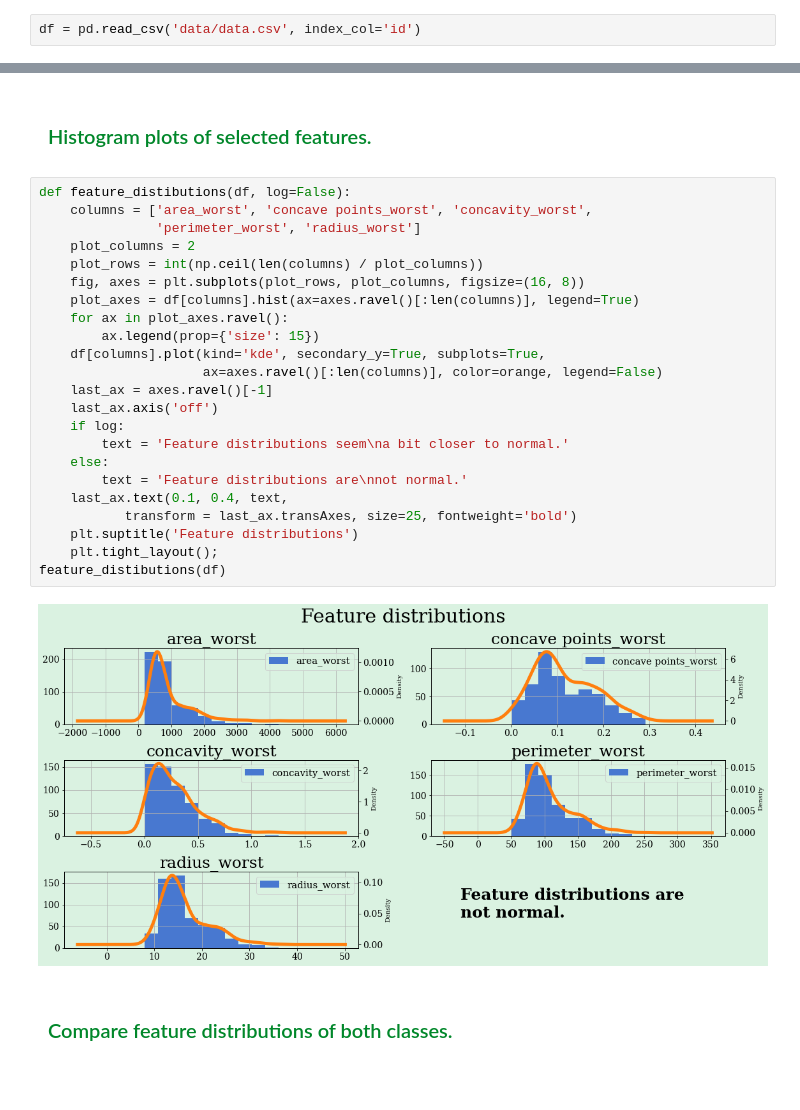
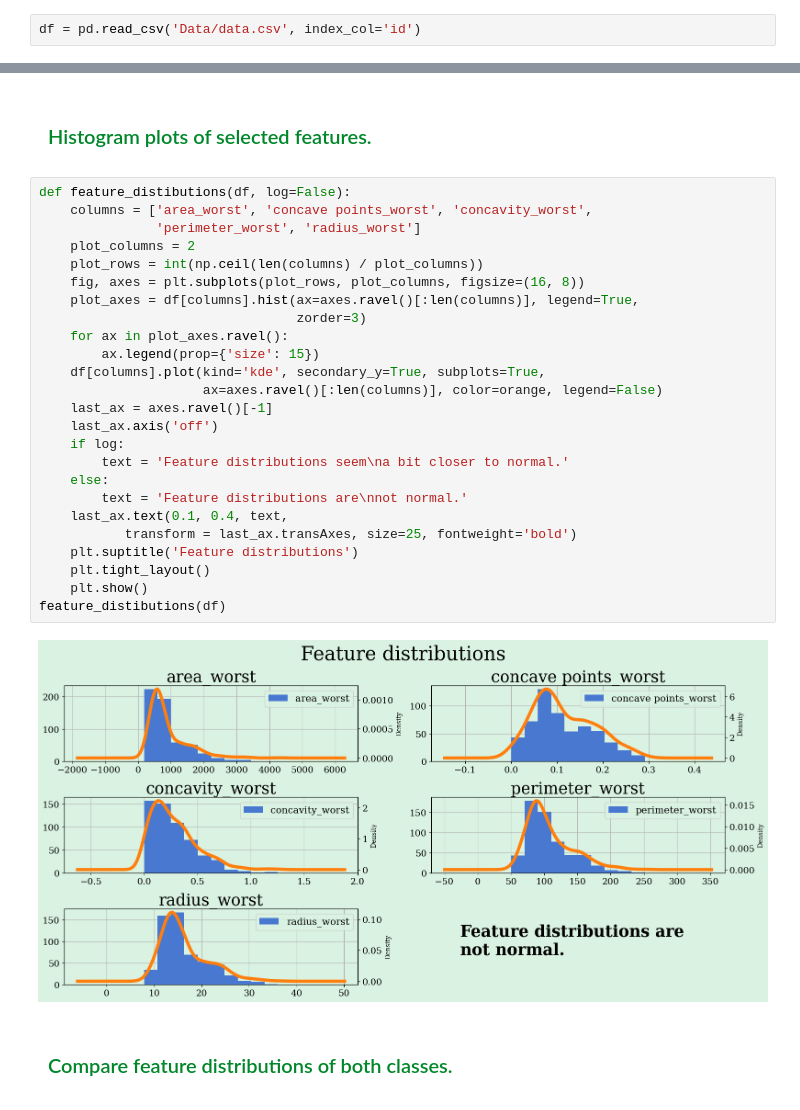
Before and after one commit to sersonSerson/Projects, a Jupyter notebook: Classification/BreastCancer/BreastCancer.ipynb, the cells around one changed output, grey strips where cells are left out. Cells and saved outputs as stored; diff of their text form.

```diff
--- a/Classification/BreastCancer/BreastCancer.ipynb
+++ b/Classification/BreastCancer/BreastCancer.ipynb
@@ -83,4 +82,4 @@ cpal = sns.color_palette("mycolormap", n_colors=60)
 
 # <span style="color:#01872A; display: block; padding:10px; background:#daf2e1;border-radius:20px; text-align: center; font-size: 40px; "> Step 1. Overview of data. </span>
 # %%
-df = pd.read_csv('data/data.csv', index_col='id')
+df = pd.read_csv('Data/data.csv', index_col='id')
@@ -160,28 +144,30 @@ encoder_mapping = dict(zip(encoder.classes_,
 # %%
 def feature_distibutions(df, log=False):
     columns = ['area_worst', 'concave points_worst', 'concavity_worst',
                'perimeter_worst', 'radius_worst']
     plot_columns = 2
     plot_rows = int(np.ceil(len(columns) / plot_columns))
     fig, axes = plt.subplots(plot_rows, plot_columns, figsize=(16, 8))
-    plot_axes = df[columns].hist(ax=axes.ravel()[:len(columns)], legend=True)
+    plot_axes = df[columns].hist(ax=axes.ravel()[:len(columns)], legend=True,
+                                 zorder=3)
     for ax in plot_axes.ravel():
         ax.legend(prop={'size': 15})
     df[columns].plot(kind='kde', secondary_y=True, subplots=True,
                      ax=axes.ravel()[:len(columns)], color=orange, legend=False)
     last_ax = axes.ravel()[-1]
     last_ax.axis('off')
     if log:
         text = 'Feature distributions seem\na bit closer to normal.'
     else:
         text = 'Feature distributions are\nnot normal.'
     last_ax.text(0.1, 0.4, text,
            transform = last_ax.transAxes, size=25, fontweight='bold')
     plt.suptitle('Feature distributions')
-    plt.tight_layout();
+    plt.tight_layout()
+    plt.show()
 feature_distibutions(df)
 # %% [output]
-[figure, old version]
+[figure, new version]
 # %% [markdown]
 <h3 style="padding: 10px; text-align: left; color:#01872A; font-size: 20px;
 ">Compare feature distributions of both classes.</h3>
```
Also changed, not shown: parts of 14 cells of this notebook, 3 other files.
